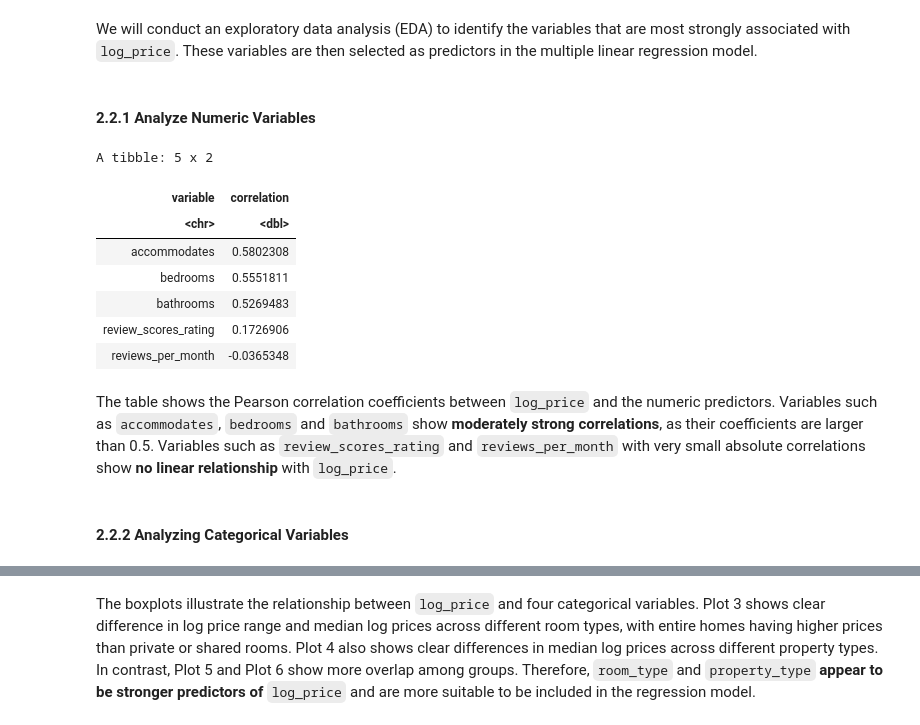
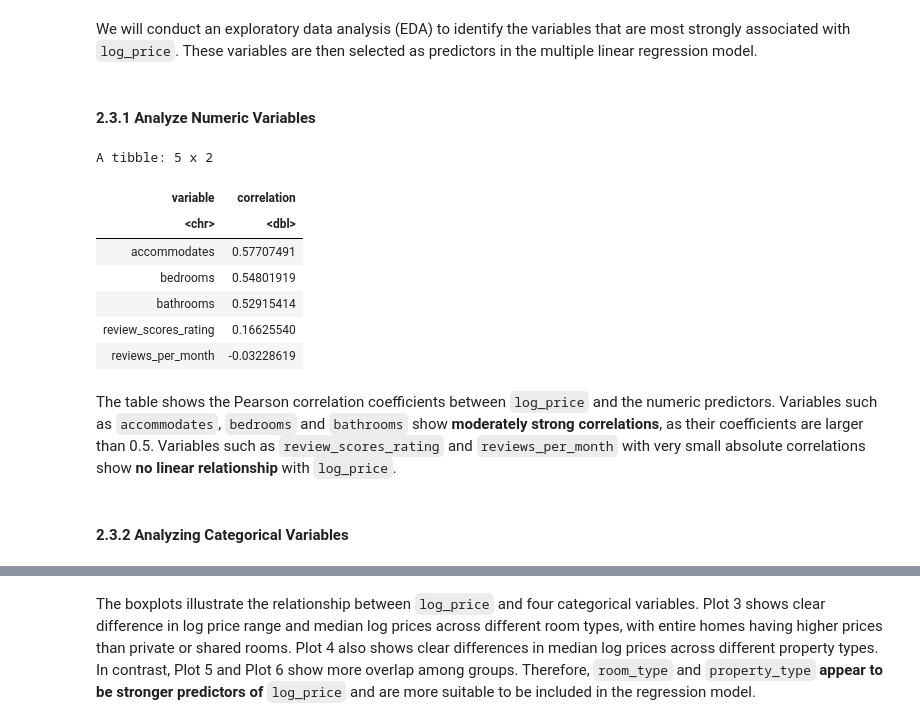
Before and after one commit to UBC-DSCI-310-2025W2/dsci-310-group-01-jet2holiday, a Jupyter notebook: src/airbnb_price_analysis.ipynb, the cells around one changed output, grey strips where cells are left out. Saved outputs shown, nothing was run; the diff lists cells and outputs as text; code cells hidden in the pictures.

```diff
--- a/src/airbnb_price_analysis.ipynb
+++ b/src/airbnb_price_analysis.ipynb
@@ -135,0 +154,8 @@ A tibble: 6 x 12
+# %%
+airbnb_train <- airbnb %>%
+    dplyr::sample_frac(0.8)
+
+airbnb_test <- dplyr::anti_join(airbnb, airbnb_train, by = 'id')
+
+cat("Training Set Dimensions:", dim(airbnb_train), "\n")
+cat("Testing Set Dimensions:", dim(airbnb_test), "\n")
@@ -149,7 +182,7 @@ p1
 Since the distribution of `price` is extremely right-skewed, we apply a log transformation and use **log-transformed price** `log_price` in the regression analysis to improve normality and stabilize variance.
 # %%
 # Create a column called 'log_price'
-airbnb <- airbnb %>%
+airbnb_train <- airbnb_train %>%
   mutate(log_price = log(price))
 # %%
 options(repr.plot.width = 6, repr.plot.height = 5)
@@ -168,29 +206,29 @@ We will conduct an exploratory data analysis (EDA) to identify the variables tha
 # %% [markdown]
-#### 2.2.1 Analyze Numeric Variables
+#### 2.3.1 Analyze Numeric Variables
 # %%
 # Select numeric variables
-numeric_vars <- airbnb %>%
+numeric_vars <- airbnb_train %>%
   select(log_price, accommodates, bathrooms, bedrooms,
          review_scores_rating, reviews_per_month)
 
 # Compute the correlation between log_price and numeric predictors
 cor(numeric_vars, use = "complete.obs")["log_price", ] %>%
   enframe(name = "variable", value = "correlation") %>%
   filter(variable != "log_price") %>%
   arrange(desc(abs(correlation)))
 # %% [output]
 A tibble: 5 x 2
 | variable | correlation |
 | <chr> | <dbl> |
-| accommodates | 0.5802308 |
-| bedrooms | 0.5551811 |
-| bathrooms | 0.5269483 |
-| review_scores_rating | 0.1726906 |
-| reviews_per_month | -0.0365348 |
+| accommodates | 0.57707491 |
+| bedrooms | 0.54801919 |
+| bathrooms | 0.52915414 |
+| review_scores_rating | 0.16625540 |
+| reviews_per_month | -0.03228619 |
 # %% [markdown]
 The table shows the Pearson correlation coefficients between `log_price` and the numeric predictors. Variables such as `accommodates`, `bedrooms` and `bathrooms` show **moderately strong correlations**, as their coefficients are larger than 0.5. Variables such as `review_scores_rating` and `reviews_per_month` with very small absolute correlations show **no linear relationship** with `log_price`.
 # %% [markdown]
-#### 2.2.2 Analyzing Categorical Variables
+#### 2.3.2 Analyzing Categorical Variables
 # %%
 options(repr.plot.width = 14, repr.plot.height = 12)
 
```
Also changed, not shown: parts of 29 cells of this notebook.
